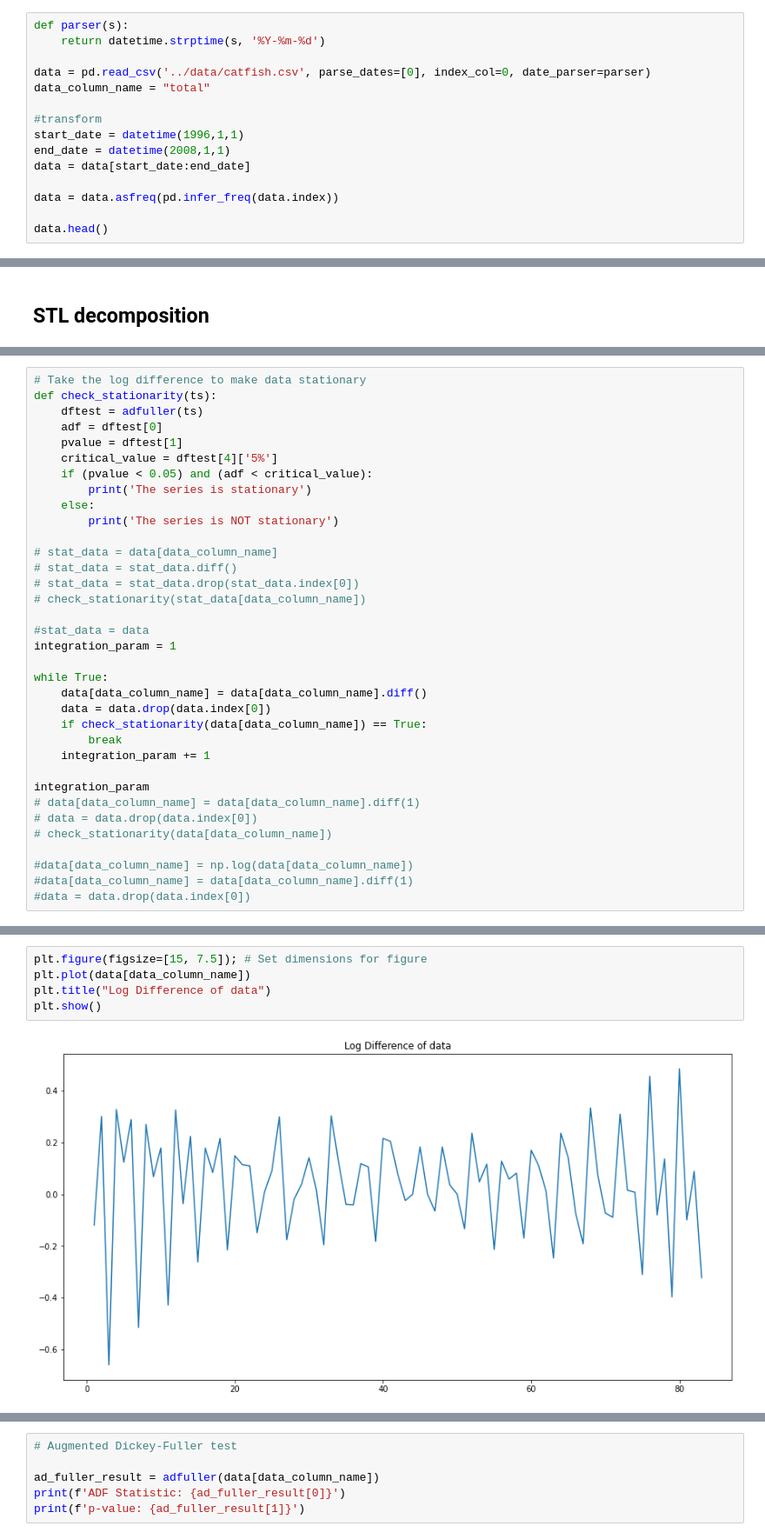
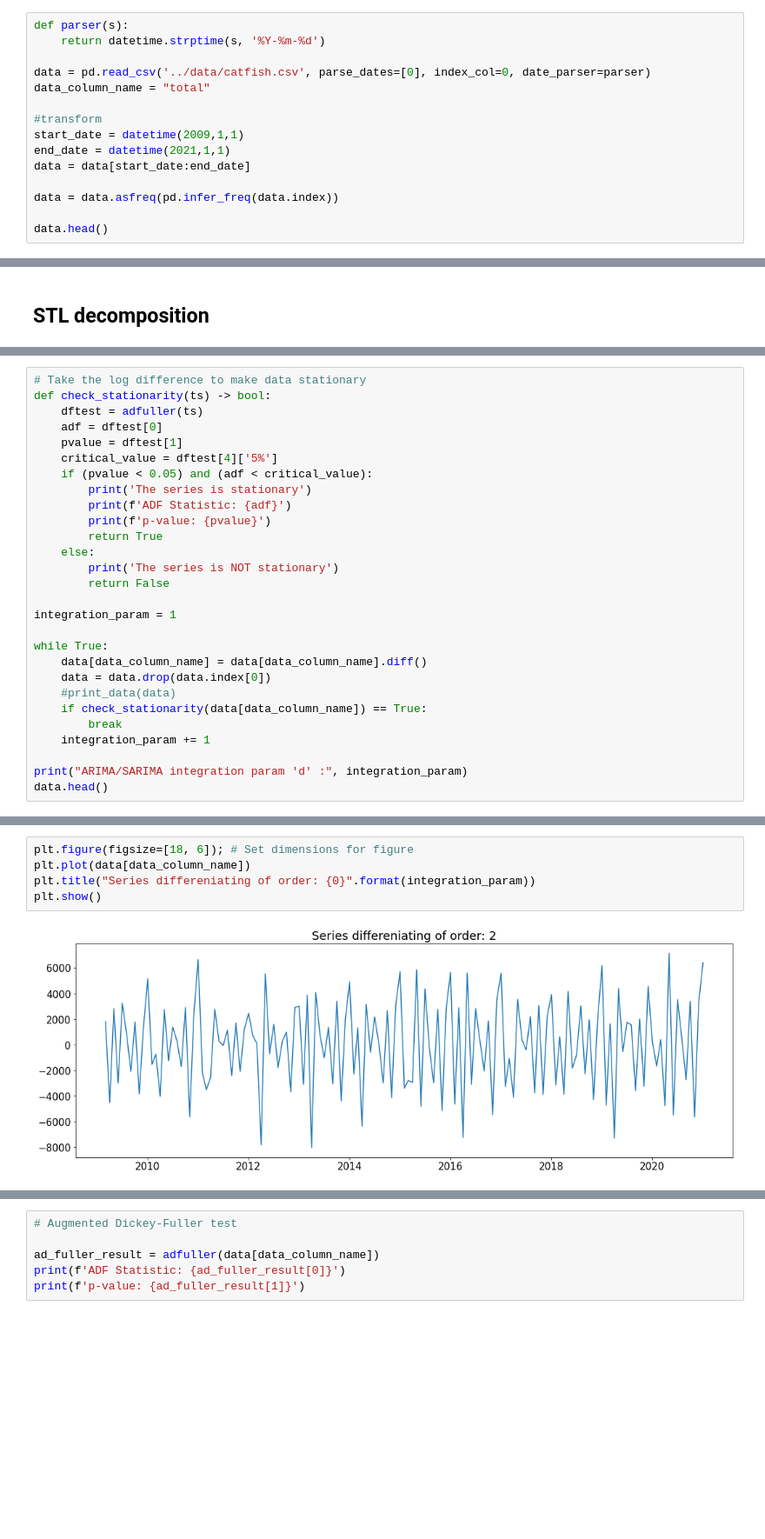
Before and after one commit to markbugatti/time-series-analysis, a Jupyter notebook: Advanced modelling/SARIMA 2.ipynb, the cells around one changed output, grey strips where cells are left out. Shown at 87% size. Saved outputs shown, nothing was run; the diff lists cells and outputs as text; blank space fills up the shorter version.

Commit message:
catfish dates rearanged

```diff
--- a/Advanced modelling/SARIMA 2.ipynb
+++ b/Advanced modelling/SARIMA 2.ipynb
@@ -40,8 +40,8 @@ data = pd.read_csv('../data/catfish.csv', parse_dates=[0], index_col=0, date_par
 data_column_name = "total"
 
 #transform
-start_date = datetime(1996,1,1)
-end_date = datetime(2008,1,1)
+start_date = datetime(2009,1,1)
+end_date = datetime(2021,1,1)
 data = data[start_date:end_date]
 
 data = data.asfreq(pd.infer_freq(data.index))
@@ -85,38 +87,31 @@ acf_result = plot_acf(data[data_column_name], lags=30)
 [figure]
 # %%
 # Take the log difference to make data stationary
-def check_stationarity(ts):
+def check_stationarity(ts) -> bool:
     dftest = adfuller(ts)
     adf = dftest[0]
     pvalue = dftest[1]
     critical_value = dftest[4]['5%']
     if (pvalue < 0.05) and (adf < critical_value):
         print('The series is stationary')
+        print(f'ADF Statistic: {adf}')
+        print(f'p-value: {pvalue}')
+        return True
     else:
         print('The series is NOT stationary')
+        return False
 
-# stat_data = data[data_column_name]
-# stat_data = stat_data.diff()
-# stat_data = stat_data.drop(stat_data.index[0])
-# check_stationarity(stat_data[data_column_name])
-
-#stat_data = data
 integration_param = 1
 
 while True:
     data[data_column_name] = data[data_column_name].diff()
     data = data.drop(data.index[0])
+    #print_data(data)
     if check_stationarity(data[data_column_name]) == True:
         break
     integration_param += 1
 
-integration_param
-# data[data_column_name] = data[data_column_name].diff(1)
-# data = data.drop(data.index[0])
-# check_stationarity(data[data_column_name])
-
-#data[data_column_name] = np.log(data[data_column_name])
-#data[data_column_name] = data[data_column_name].diff(1)
-#data = data.drop(data.index[0])
+print("ARIMA/SARIMA integration param 'd' :", integration_param)
+data.head()
 # %% [output]
 The series is NOT stationary
@@ -123,7 +129,7 @@ The series is NOT stationary
 # %%
-plt.figure(figsize=[15, 7.5]); # Set dimensions for figure
+plt.figure(figsize=[18, 6]); # Set dimensions for figure
 plt.plot(data[data_column_name])
-plt.title("Log Difference of data")
+plt.title("Series differeniating of order: {0}".format(integration_param))
 plt.show()
 # %% [output]
-[figure, old version]
+[figure, new version]
```
Also changed, not shown: parts of 6 cells of this notebook, 2 other files.
